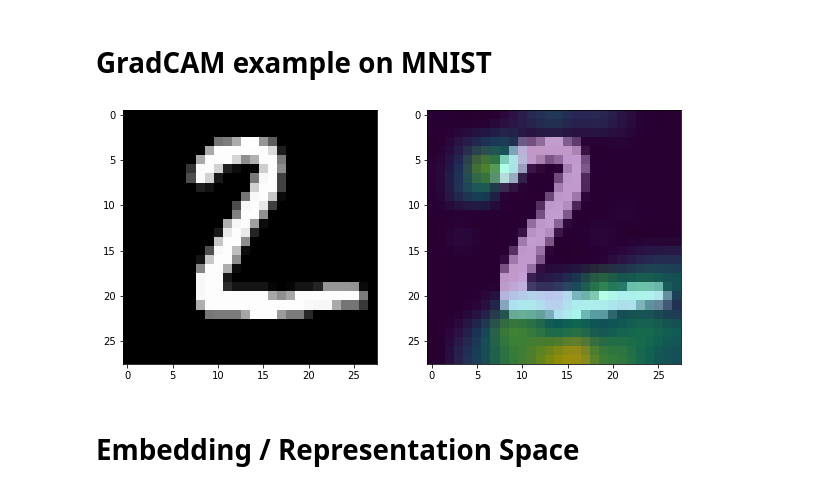
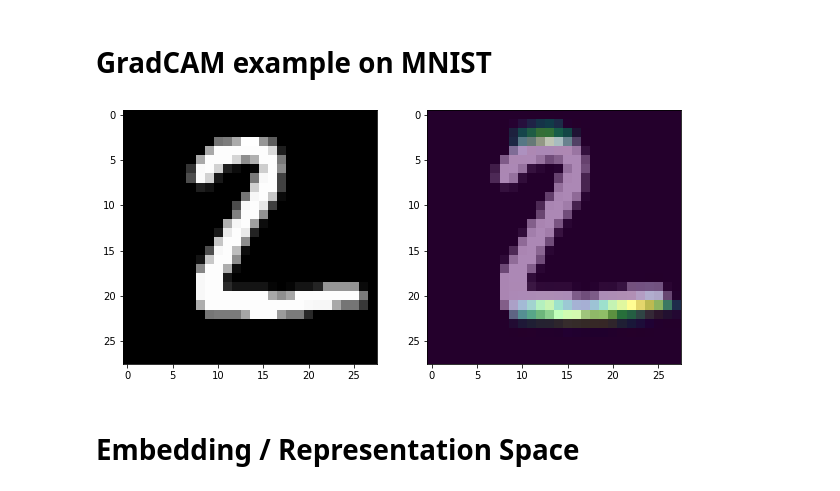
Before and after one commit to summukhe/cv-workshop, a Jupyter notebook: notebooks/ConvolutionalNeuralNetwork.ipynb, the cells around one changed output. Saved outputs shown, nothing was run; the diff lists cells and outputs as text; code cells hidden in the pictures.

```diff
--- a/notebooks/ConvolutionalNeuralNetwork.ipynb
+++ b/notebooks/ConvolutionalNeuralNetwork.ipynb
@@ -148,3 +126,32 @@ else:
+# %%
+model_path = 'mnist_model.h5'
+
+def get_digit_recognition_model():
+    model = keras.Sequential(
+        [
+            keras.Input(shape=input_shape, name='inp_mnist_recognition'),
+            layers.Conv2D(16, kernel_size=(5, 5), activation="relu", name='conv2d_1_recognition'),
+            layers.MaxPooling2D(pool_size=(2, 2), name='maxpool_1_recognition'),
+            layers.Conv2D(16, kernel_size=(5, 5), activation="relu", name='conv2d_2_recognition'),
+            layers.MaxPooling2D(pool_size=(2, 2), name='maxpool_2_recognition'),
+            layers.Flatten(name='embedding_recognition'),
+            layers.Dropout(0.5, name='dropout_recognition'),
+            layers.Dense(num_classes, activation="softmax", name='classify_recognition'),
+        ]
+    )
+    return model
+
+
+if os.path.exists(model_path):
+    model = keras.models.load_model(model_path)
+else:
+    model = get_digit_recognition_model()
+
+    batch_size = 128
+    epochs = 15
+    model.compile(loss="categorical_crossentropy", optimizer="adam", metrics=["accuracy"])
+    model.fit(x_train, y_train, batch_size=batch_size, epochs=epochs, validation_split=0.1)
+    model.save(model_path)
 # %%
 score = model.evaluate(x_test, y_test, verbose=0)
 print("Test loss:", score[0])
@@ -256,10 +263,10 @@ def show_gradient(img, heatmap, alpha=0.1):
 # %%
 img_array = x_test[[1]]
 img_pred = model.predict(img_array)[0]
-focus = gradcam_heatmap(img_array, model, 'conv2d_1', np.argmax(img_pred))
+focus = gradcam_heatmap(img_array, model, 'conv2d_1_recognition', np.argmax(img_pred))
 show_gradient(img_array[0], focus, alpha=1.0)
 # %% [output]
-[figure, old version]
+[figure, new version]
 # %% [markdown]
 # Embedding / Representation Space
 # %%
```
Also changed, not shown: parts of 9 cells of this notebook, 10 other files.
